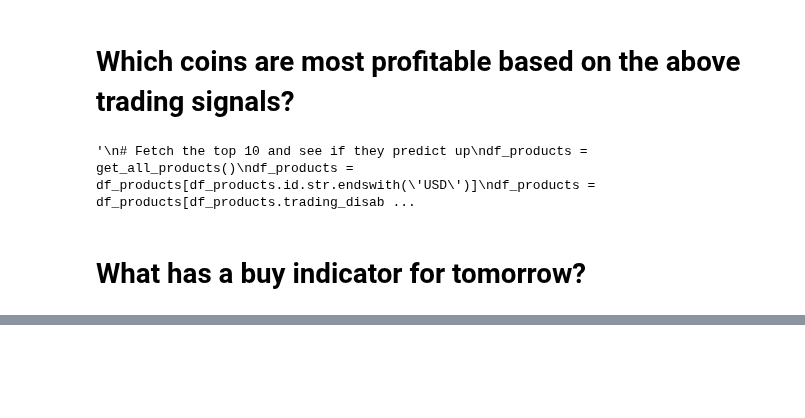
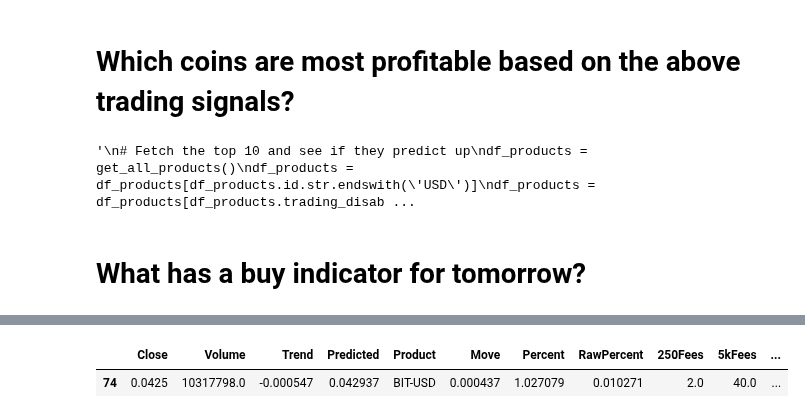
Before and after one commit to j03m/alfred, a Jupyter notebook: Coin_Predictions.ipynb, the cells around one changed output, grey strips where cells are left out. Drawn from its saved outputs; the diff is of its cells as text; code cells hidden in the pictures; blank space fills up the shorter version.

```diff
--- a/Coin_Predictions.ipynb
+++ b/Coin_Predictions.ipynb
@@ -370,0 +373,4 @@ df_trades
+# %%
+df_trade = predict_trade("SUKU-USD", 90)
+df_trade
+# %% [output]
@@ -371,3 +378,5 @@ df_trades
+|  | Close | Volume | Trend | Predicted | Product | Move | Percent | RawPercent | 250Fees | 5kFees | ... |
+| 74 | 0.0425 | 10317798.0 | -0.000547 | 0.042937 | BIT-USD | 0.000437 | 1.027079 | 0.010271 | 2.0 | 40.0 | ... |
 # %%
 path = '/content/drive/My Drive/output.csv'
 with open(path, 'w', encoding = 'utf-8-sig') as f:
```
Also changed, not shown: parts of 8 cells of this notebook.
